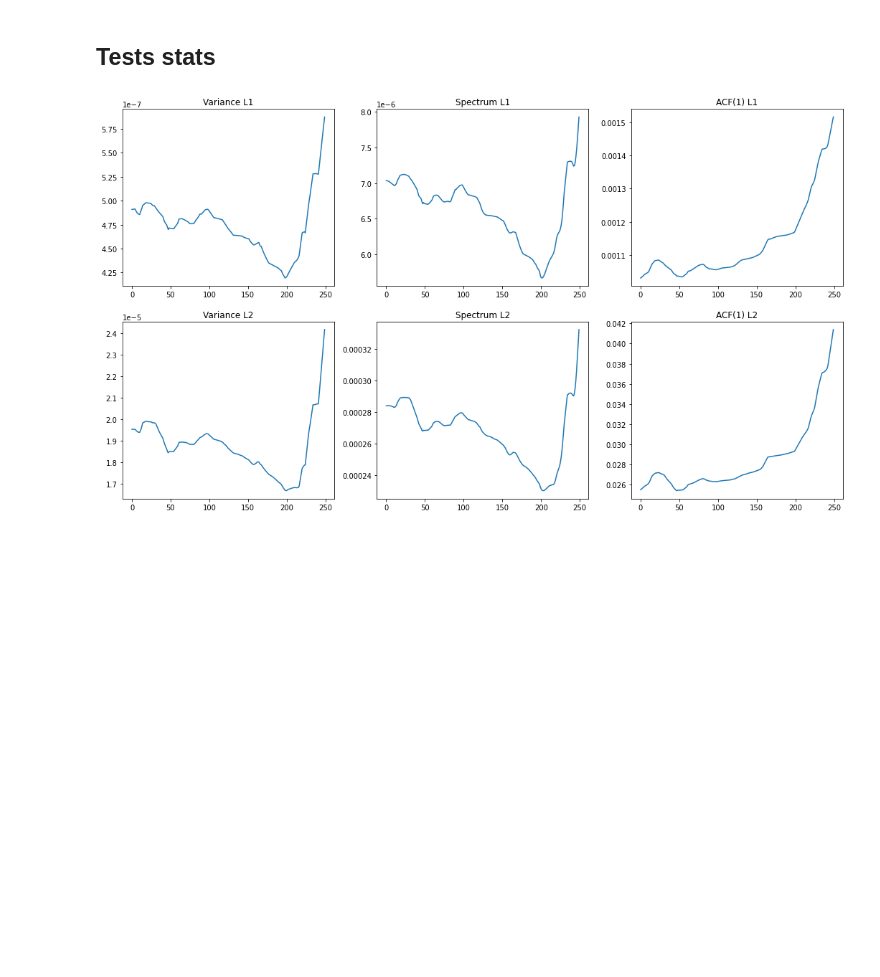
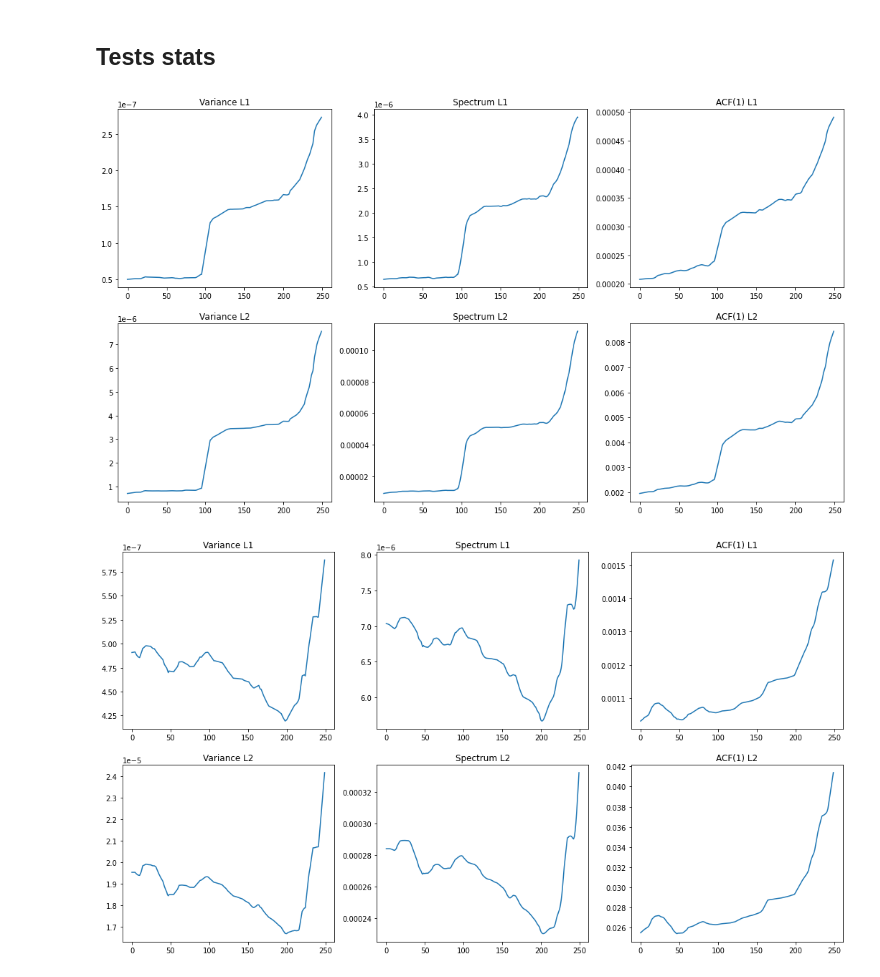
Before and after one commit to vinckama/GMDA-TDAForFinancial, a Jupyter notebook: GMDA-notebook.ipynb, the cells around one changed output. Drawn from its saved outputs; the diff is of its cells as text; code cells hidden in the pictures; blank space fills up the shorter version.

```diff
--- a/GMDA-notebook.ipynb
+++ b/GMDA-notebook.ipynb
@@ -288,6 +288,10 @@ def plot_stats(L1,L2,crash):
     plt.title('ACF(1) L2')
 
     plt.show()
+# %%
+plot_stats(L1,L2,'2008')
+# %% [output]
+[figure, added]
 # %%
 plot_stats(L1,L2,'2000')
 # %% [output]
```
Also changed, not shown: parts of 13 cells of this notebook.
